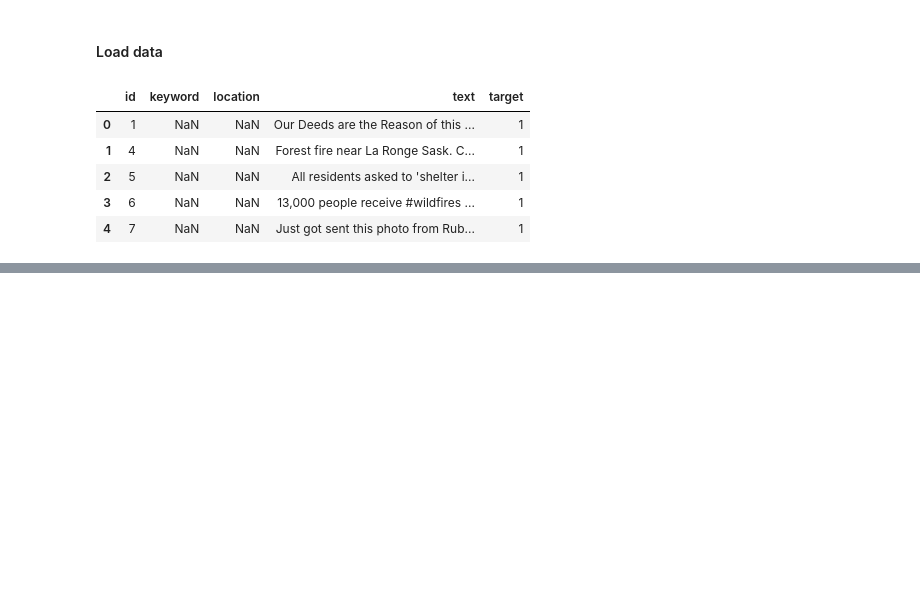
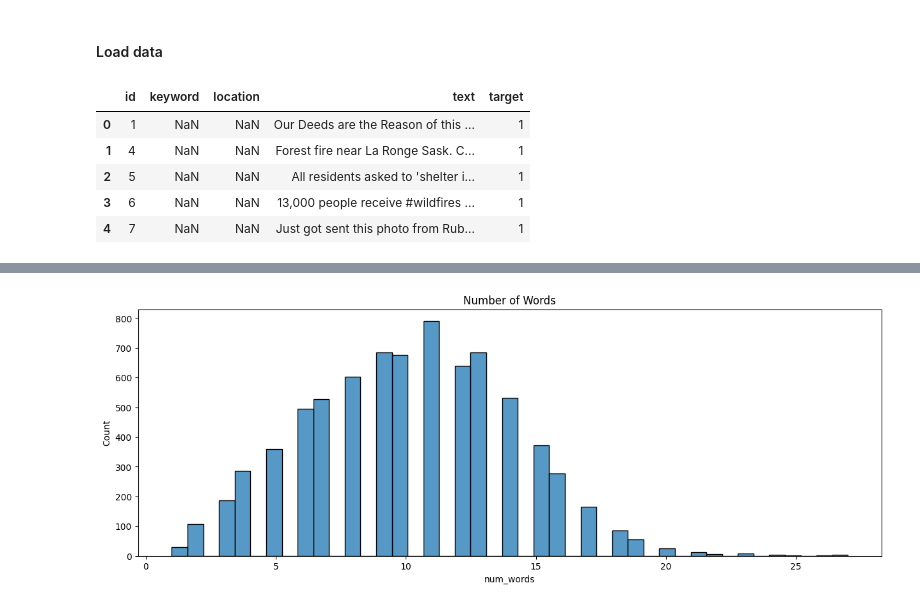
Before and after one commit to NophaieViscente/Sentiment_Analysis, a Jupyter notebook: code/AED.ipynb, the cells around one changed output, grey strips where cells are left out. Saved outputs shown, nothing was run; the diff lists cells and outputs as text; code cells hidden in the pictures; blank space fills up the shorter version.

```diff
--- a/code/AED.ipynb
+++ b/code/AED.ipynb
@@ -31,0 +45,4 @@ df_tmp.head()
+# %%
+plotter.plotting_number_of_words(df_tmp, 'cleaned_text')
+# %% [output]
+[figure, added]
```
Also changed, not shown: parts of 4 cells of this notebook.
